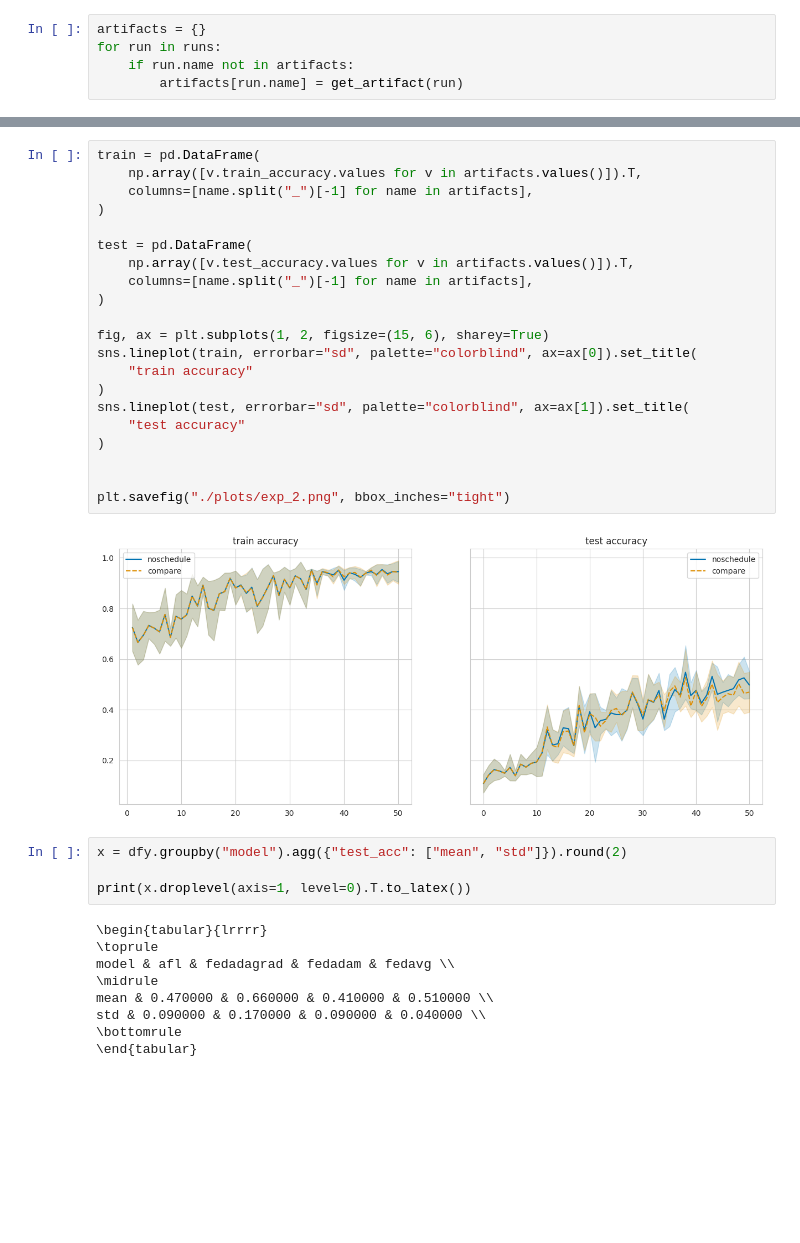
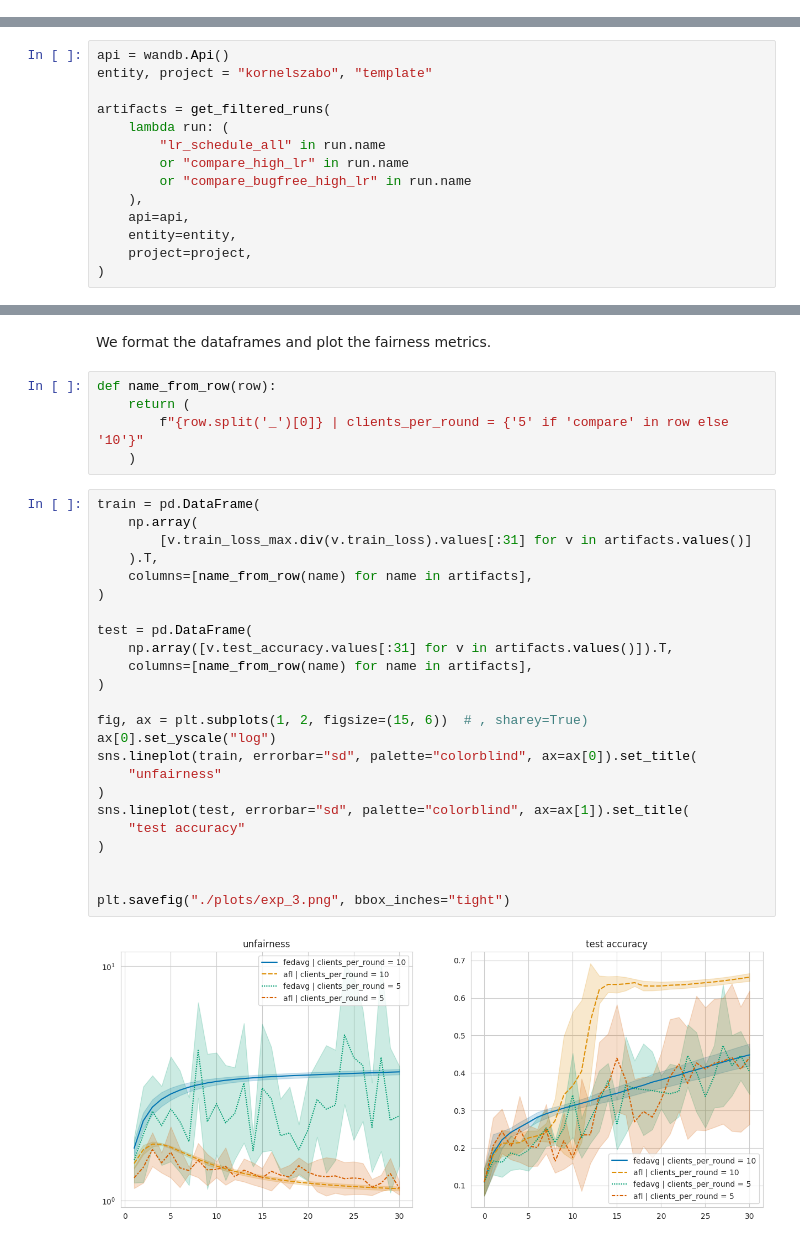
Before and after one commit to xt0r3-Cambridge/fl-project-template, a Jupyter notebook: plotting/exp_3.ipynb, the cells around one changed output, grey strips where cells are left out. Saved outputs shown, nothing was run; the diff lists cells and outputs as text; blank space fills up the shorter version.

```diff
--- a/plotting/exp_3.ipynb
+++ b/plotting/exp_3.ipynb
@@ -98,5 +41,0 @@ def get_artifact(run):
-# %%
-artifacts = {}
-for run in runs:
-    if run.name not in artifacts:
-        artifacts[run.name] = get_artifact(run)
@@ -143,0 +44,14 @@ dfy
+# %%
+api = wandb.Api()
+entity, project = "kornelszabo", "template"
+
+artifacts = get_filtered_runs(
+    lambda run: (
+        "lr_schedule_all" in run.name
+        or "compare_high_lr" in run.name
+        or "compare_bugfree_high_lr" in run.name
+    ),
+    api=api,
+    entity=entity,
+    project=project,
+)
@@ -144,36 +64,33 @@ dfy
+# %% [markdown]
+We format the dataframes and plot the fairness metrics.
+# %%
+def name_from_row(row):
+    return (
+        f"{row.split('_')[0]} | clients_per_round = {'5' if 'compare' in row else '10'}"
+    )
 # %%
 train = pd.DataFrame(
-    np.array([v.train_accuracy.values for v in artifacts.values()]).T,
-    columns=[name.split("_")[-1] for name in artifacts],
+    np.array(
+        [v.train_loss_max.div(v.train_loss).values[:31] for v in artifacts.values()]
+    ).T,
+    columns=[name_from_row(name) for name in artifacts],
 )
 
 test = pd.DataFrame(
-    np.array([v.test_accuracy.values for v in artifacts.values()]).T,
-    columns=[name.split("_")[-1] for name in artifacts],
+    np.array([v.test_accuracy.values[:31] for v in artifacts.values()]).T,
+    columns=[name_from_row(name) for name in artifacts],
 )
 
-fig, ax = plt.subplots(1, 2, figsize=(15, 6), sharey=True)
+fig, ax = plt.subplots(1, 2, figsize=(15, 6))  # , sharey=True)
+ax[0].set_yscale("log")
 sns.lineplot(train, errorbar="sd", palette="colorblind", ax=ax[0]).set_title(
-    "train accuracy"
+    "unfairness"
 )
 sns.lineplot(test, errorbar="sd", palette="colorblind", ax=ax[1]).set_title(
     "test accuracy"
 )
 
 
-plt.savefig("./plots/exp_2.png", bbox_inches="tight")
+plt.savefig("./plots/exp_3.png", bbox_inches="tight")
 # %% [output]
-[figure, old version]
+[figure, new version]
-# %%
-x = dfy.groupby("model").agg({"test_acc": ["mean", "std"]}).round(2)
-
-print(x.droplevel(axis=1, level=0).T.to_latex())
-# %% [output]
-\begin{tabular}{lrrrr}
-\toprule
-model & afl & fedadagrad & fedadam & fedavg \\
-\midrule
-mean & 0.470000 & 0.660000 & 0.410000 & 0.510000 \\
-std & 0.090000 & 0.170000 & 0.090000 & 0.040000 \\
-\bottomrule
-\end{tabular}
```
Also changed, not shown: parts of 11 cells of this notebook, 23 other files.
